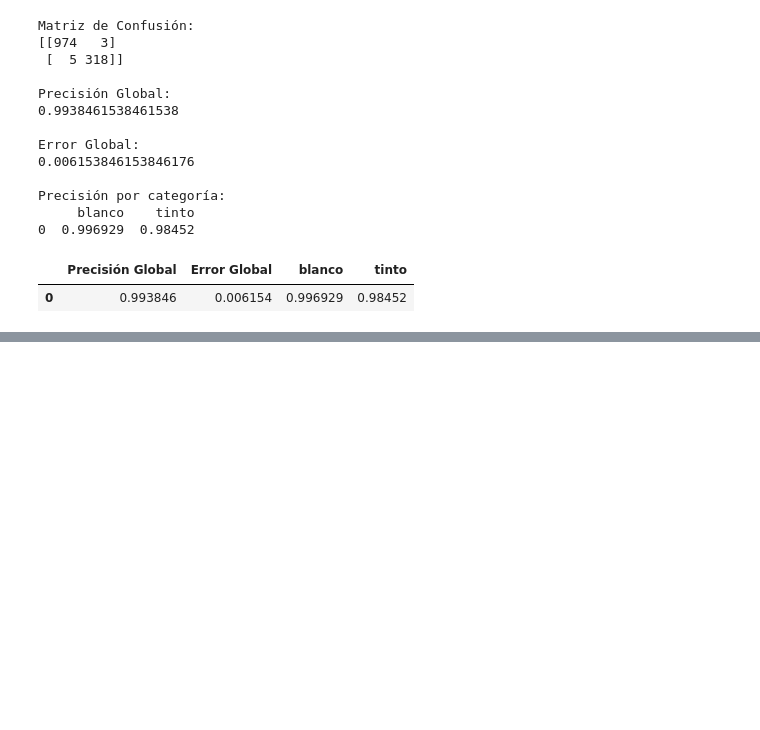
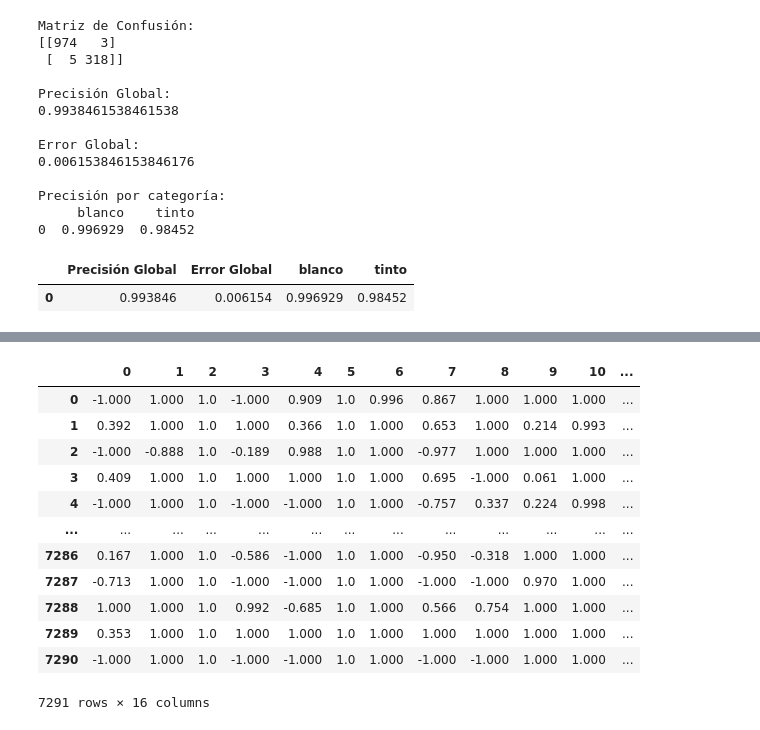
Before and after one commit to thewill-i-am/DeepLearning, a Jupyter notebook: tarea2_william_aguilar.ipynb, the cells around one changed output, grey strips where cells are left out. Cells and saved outputs as stored; diff of their text form; code cells hidden in the pictures; blank space fills up the shorter version.

```diff
--- a/tarea2_william_aguilar.ipynb
+++ b/tarea2_william_aguilar.ipynb
@@ -378,0 +580,19 @@ def comprimir(data, p=4):
+# %%
+dataTrainComprimido = comprimir(dataTrain, filtradoPorMayor=True)
+dataTestComprimido = comprimir(dataTest, filtradoPorMayor=True)
+# %%
+dataTrainComprimido
+# %% [output]
+|  | 0 | 1 | 2 | 3 | 4 | 5 | 6 | 7 | 8 | 9 | 10 | ... |
+| 0 | -1.000 | 1.000 | 1.0 | -1.000 | 0.909 | 1.0 | 0.996 | 0.867 | 1.000 | 1.000 | 1.000 | ... |
+| 1 | 0.392 | 1.000 | 1.0 | 1.000 | 0.366 | 1.0 | 1.000 | 0.653 | 1.000 | 0.214 | 0.993 | ... |
+| 2 | -1.000 | -0.888 | 1.0 | -0.189 | 0.988 | 1.0 | 1.000 | -0.977 | 1.000 | 1.000 | 1.000 | ... |
+| 3 | 0.409 | 1.000 | 1.0 | 1.000 | 1.000 | 1.0 | 1.000 | 0.695 | -1.000 | 0.061 | 1.000 | ... |
+| 4 | -1.000 | 1.000 | 1.0 | -1.000 | -1.000 | 1.0 | 1.000 | -0.757 | 0.337 | 0.224 | 0.998 | ... |
+| ... | ... | ... | ... | ... | ... | ... | ... | ... | ... | ... | ... | ... |
+| 7286 | 0.167 | 1.000 | 1.0 | -0.586 | -1.000 | 1.0 | 1.000 | -0.950 | -0.318 | 1.000 | 1.000 | ... |
+| 7287 | -0.713 | 1.000 | 1.0 | -1.000 | -1.000 | 1.0 | 1.000 | -1.000 | -1.000 | 0.970 | 1.000 | ... |
+| 7288 | 1.000 | 1.000 | 1.0 | 0.992 | -0.685 | 1.0 | 1.000 | 0.566 | 0.754 | 1.000 | 1.000 | ... |
+| 7289 | 0.353 | 1.000 | 1.0 | 1.000 | 1.000 | 1.0 | 1.000 | 1.000 | 1.000 | 1.000 | 1.000 | ... |
+| 7290 | -1.000 | 1.000 | 1.0 | -1.000 | -1.000 | 1.0 | 1.000 | -1.000 | -1.000 | 1.000 | 1.000 | ... |
+7291 rows × 16 columns
```
Also changed, not shown: parts of 21 cells of this notebook.
